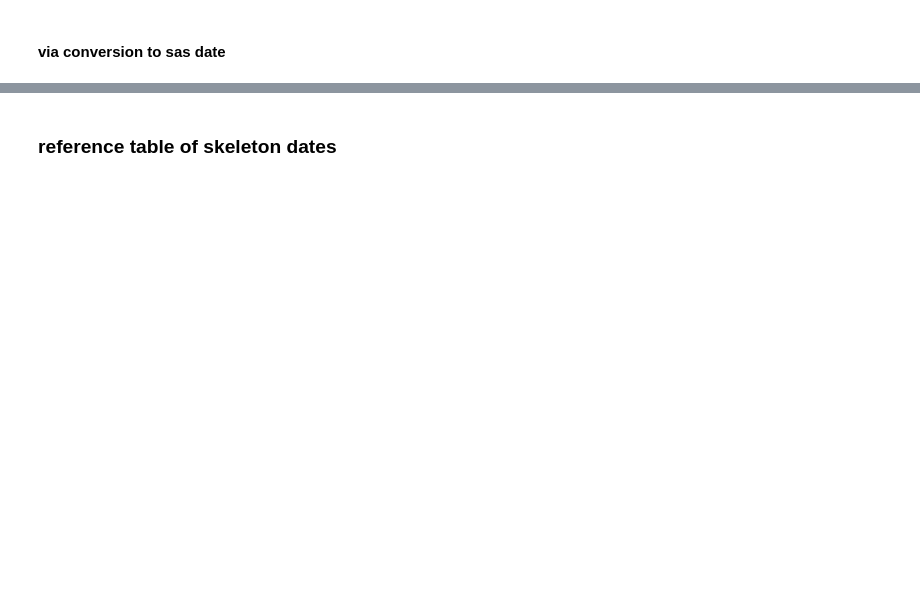
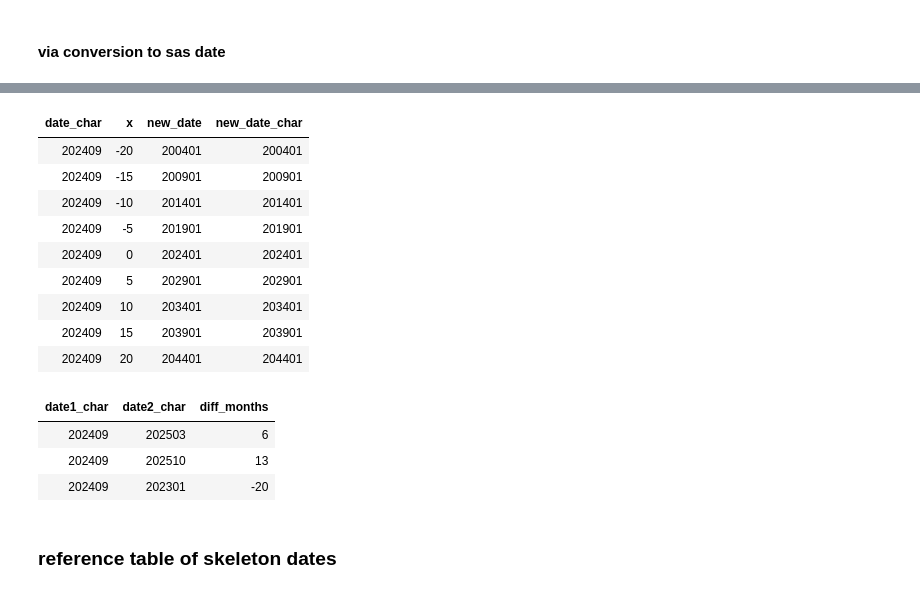
Before and after one commit to 0xdomyz/sas_collection, a Jupyter notebook: generic/type_and_conversion/dates.ipynb, the cells around one changed output, grey strips where cells are left out. Saved outputs shown, nothing was run; the diff lists cells and outputs as text; code cells hidden in the pictures; blank space fills up the shorter version.

```diff
--- a/generic/type_and_conversion/dates.ipynb
+++ b/generic/type_and_conversion/dates.ipynb
@@ -155,29 +342,55 @@ quit;
 # %%
 sas.submitLST(
 f"""
 /* Add y number of years */
 proc sql;
     select
         date_char,
-        intnx('year', input(date_char, yymmn6.), y) as new_date format=yymmn6.,
-        put(intnx('year', input(date_char, yymmn6.), y), yymmn6.) as new_date_char
-    from (select '202409' as date_char)
+        x,
+        intnx('year', input(date_char, yymmn6.), x) as new_date format=yymmn6.,
+        put(intnx('year', input(date_char, yymmn6.), x), yymmn6.) as new_date_char
+    from inputs;
     ;
 quit;
 """)
+# %% [output]
+| date_char | x | new_date | new_date_char |
+| 202409 | -20 | 200401 | 200401 |
+| 202409 | -15 | 200901 | 200901 |
+| 202409 | -10 | 201401 | 201401 |
+| 202409 | -5 | 201901 | 201901 |
+| 202409 | 0 | 202401 | 202401 |
+| 202409 | 5 | 202901 | 202901 |
+| 202409 | 10 | 203401 | 203401 |
+| 202409 | 15 | 203901 | 203901 |
+| 202409 | 20 | 204401 | 204401 |
 # %%
 sas.submitLST(
 f"""
+data inputs;
+    input date1_char :$6. date2_char :$6.;
+    datalines;
+202409 202503
+202409 202510
+202409 202301
+;
+run;
+
 /* Difference between two dates */
 proc sql;
     select
         date1_char,
         date2_char,
         intck('month', input(date1_char, yymmn6.), input(date2_char, yymmn6.)) as diff_months
-    from (select '202409' as date1_char, '202512' as date2_char)
+    from inputs
     ;
 quit;
 """)
+# %% [output]
+| date1_char | date2_char | diff_months |
+| 202409 | 202503 | 6 |
+| 202409 | 202510 | 13 |
+| 202409 | 202301 | -20 |
 # %% [markdown]
 ### reference table of skeleton dates
 # %%
```
Also changed, not shown: parts of 15 cells of this notebook.
